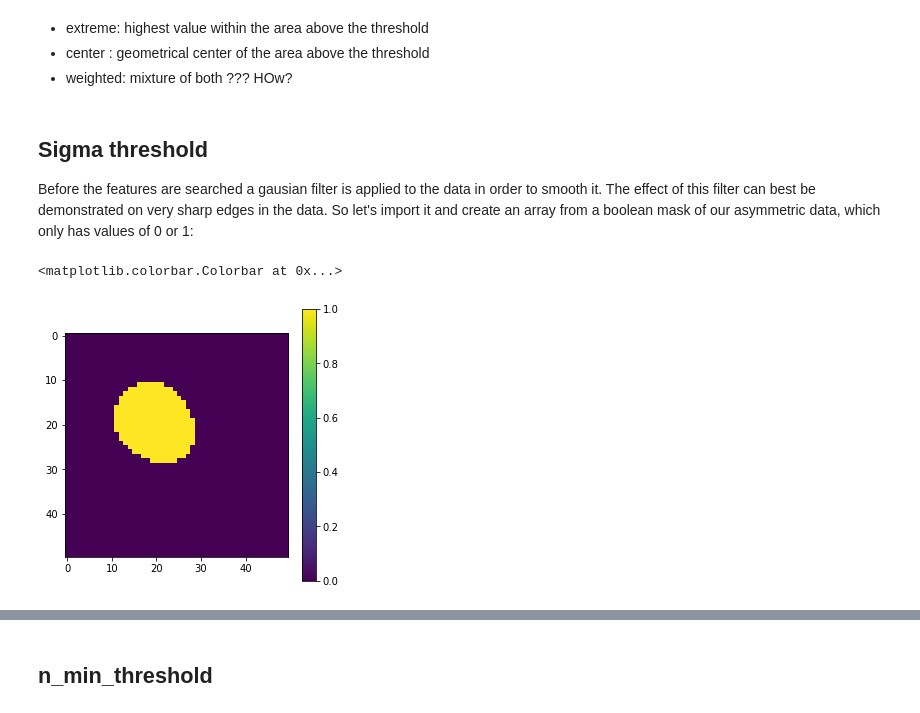
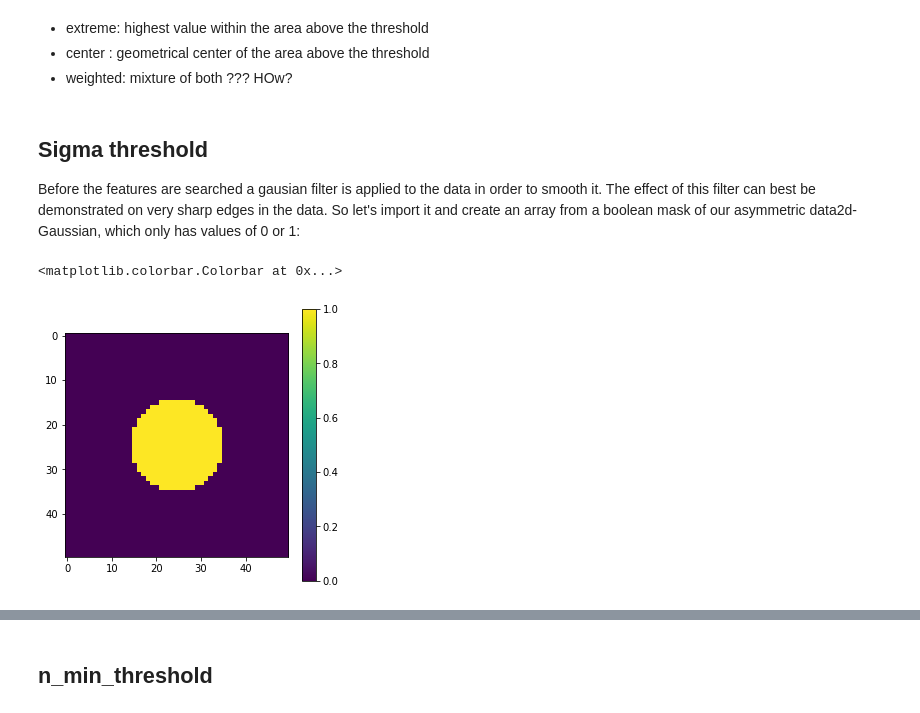
Before and after one commit to tobac-project/tobac-tutorials, a Jupyter notebook: tutorials/Tutorials/features.ipynb, the cells around one changed output, grey strips where cells are left out. Drawn from its saved outputs; the diff is of its cells as text; code cells hidden in the pictures.

```diff
--- a/tutorials/Tutorials/features.ipynb
+++ b/tutorials/Tutorials/features.ipynb
@@ -146,23 +148,22 @@ plt.legend()
 # %% [markdown]
 ## Sigma threshold
 
-Before the features are searched a gausian filter is applied to the data in order to smooth it. The effect of this filter can best be demonstrated on very sharp edges in the data. So let's import it and create an array from a boolean mask of our asymmetric data, which only has values of 0 or 1:
+Before the features are searched a gausian filter is applied to the data in order to smooth it. The effect of this filter can best be demonstrated on very sharp edges in the data. So let's import it and create an array from a boolean mask of our asymmetric data2d-Gaussian, which only has values of 0 or 1:
 # %%
 from scipy.ndimage.filters import gaussian_filter
 
 x = np.linspace(-2, 2)
 y = np.linspace(-2, 2)
 xx, yy = np.meshgrid(x, y)
 
-exp1 = 1.5*np.exp(-((xx+0.5)**2+(yy+0.5)**2))
-exp2 = 0.5*np.exp(-((0.5-xx)**2+(0.5-yy)**2))
+exp = np.exp(-(xx**2+yy**2))
 
-asymmetric_data = np.expand_dims(exp1 + exp2, axis=0)
-data = np.array(asymmetric_data > 1, dtype = 'float32')
+gaussian_data = np.expand_dims(exp, axis=0)
+data_sharp = np.array(gaussian_data > 0.5, dtype = 'float32')
 
 plt.figure(figsize=(5,5))
-plt.imshow(data[0])
+plt.imshow(data_sharp[0])
 plt.colorbar()
 # %% [output]
 <matplotlib.colorbar.Colorbar at 0x...>
-[figure, old version]
+[figure, new version]
```
Also changed, not shown: parts of 31 cells of this notebook.
